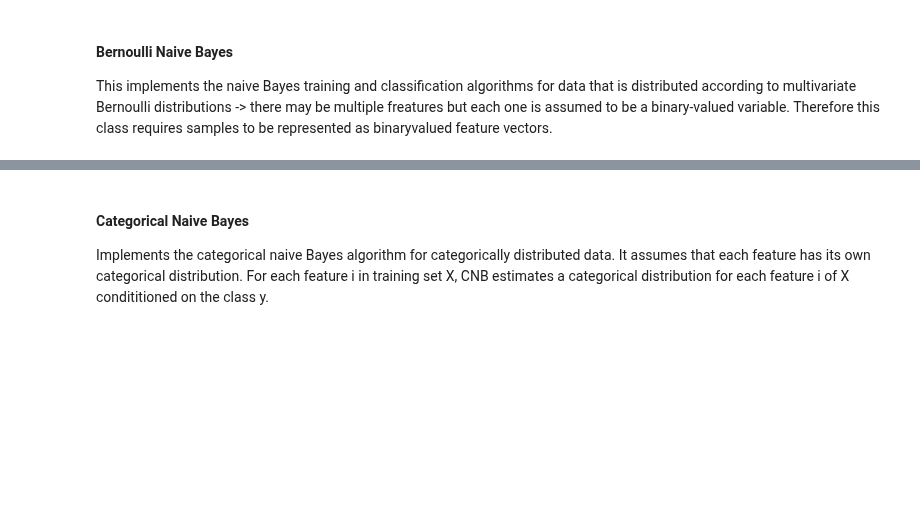
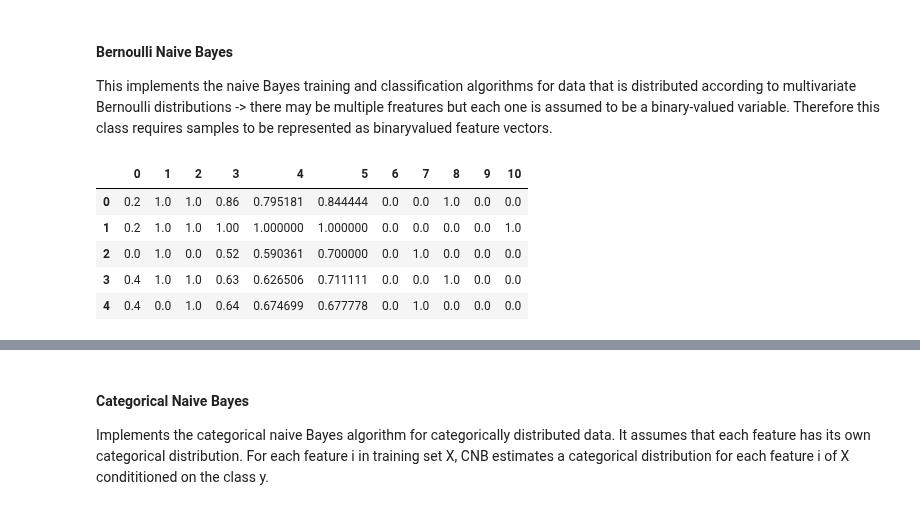
Before and after one commit to lascha212/F21DL, a Jupyter notebook: labs1-5.ipynb, the cells around one changed output, grey strips where cells are left out. Cells and saved outputs as stored; diff of their text form; code cells hidden in the pictures; blank space fills up the shorter version.

```diff
--- a/labs1-5.ipynb
+++ b/labs1-5.ipynb
@@ -544,6 +544,15 @@ cnb_metrics = getMetrics(y_true, gnb_y_pred)
 # %% [markdown]
 #### Bernoulli Naive Bayes
 This implements the naive Bayes training and classification algorithms for data that is distributed according to multivariate Bernoulli distributions -> there may be multiple freatures but each one is assumed to be a binary-valued variable. Therefore this class requires samples to be represented as binaryvalued feature vectors.
+# %%
+pd.DataFrame(X_train).head()
+# %% [output]
+|  | 0 | 1 | 2 | 3 | 4 | 5 | 6 | 7 | 8 | 9 | 10 |
+| 0 | 0.2 | 1.0 | 1.0 | 0.86 | 0.795181 | 0.844444 | 0.0 | 0.0 | 1.0 | 0.0 | 0.0 |
+| 1 | 0.2 | 1.0 | 1.0 | 1.00 | 1.000000 | 1.000000 | 0.0 | 0.0 | 0.0 | 0.0 | 1.0 |
+| 2 | 0.0 | 1.0 | 0.0 | 0.52 | 0.590361 | 0.700000 | 0.0 | 1.0 | 0.0 | 0.0 | 0.0 |
+| 3 | 0.4 | 1.0 | 1.0 | 0.63 | 0.626506 | 0.711111 | 0.0 | 0.0 | 1.0 | 0.0 | 0.0 |
+| 4 | 0.4 | 0.0 | 1.0 | 0.64 | 0.674699 | 0.677778 | 0.0 | 1.0 | 0.0 | 0.0 | 0.0 |
 # %%
 # Get only binary data ['gender', 'parental level of education', 'lunch', 'test preparation course', 'ethnicities']
 # X_binary = X.drop(['reading score', 'writing score'], axis=1)
```
Also changed, not shown: parts of 16 cells of this notebook.
